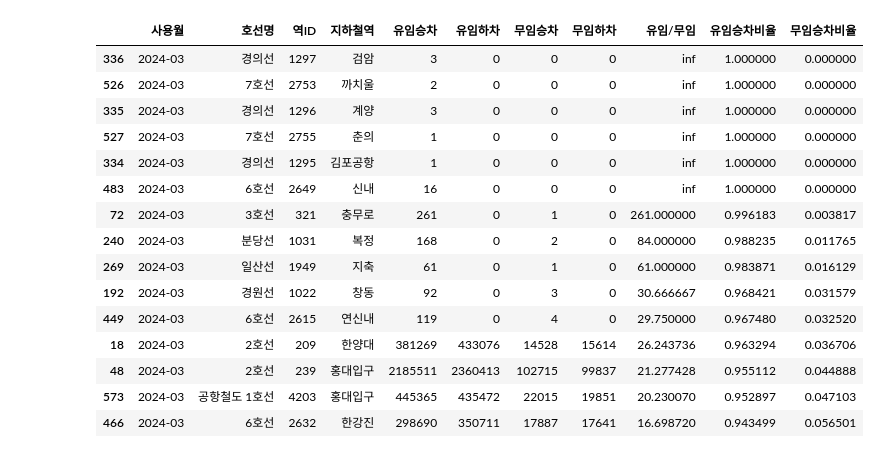
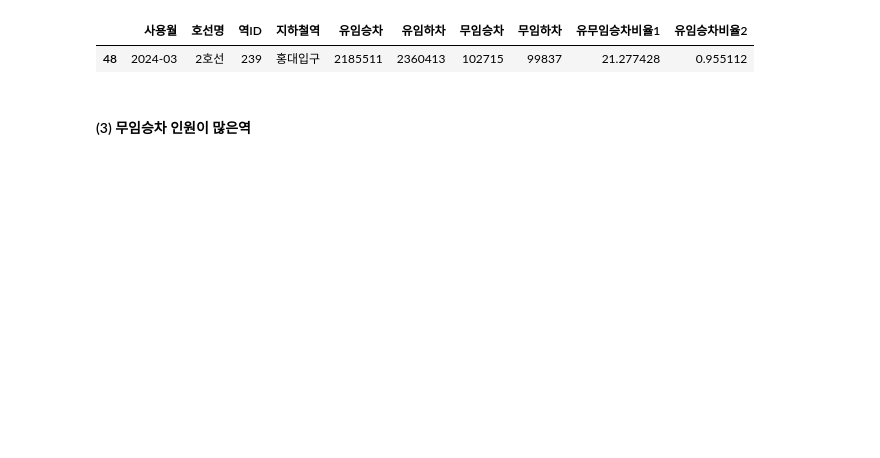
Before and after one commit to SHU-Webbb/DataAnalysis, a Jupyter notebook: Exercise02_대중교통 데이터 시각화.ipynb, the cells around one changed output. Cells and saved outputs as stored; diff of their text form; code cells hidden in the pictures; blank space fills up the shorter version.

```diff
--- a/Exercise02_대중교통 데이터 시각화.ipynb
+++ b/Exercise02_대중교통 데이터 시각화.ipynb
@@ -29,6 +16,0 @@ subway_raw.head(10)
-# %%
-subway_raw['유임/무임'] = subway_raw['유임승차']/subway_raw['무임승차']
-subway_raw['유임승차비율'] = (subway_raw['유임승차']/(subway_raw['무임승차']+subway_raw['유임승차']))
-subway_raw['무임승차비율'] = (subway_raw['무임승차']/(subway_raw['무임승차']+subway_raw['유임승차']))
-
-subway_raw.head(10)
@@ -46,0 +38,4 @@ subway_raw.head(10)
+# %%
+rate = subway_raw['유임승차'] / subway_raw['무임승차']
+# %%
+subway_raw['유무임승차비율1'] = rate
@@ -46,0 +83,3 @@ subway_raw.head(10)
+# %%
+subway_raw['유임승차비율2'] = subway_raw['유임승차'] / (subway_raw['유임승차'] + subway_raw['무임승차'])
+subway_raw
@@ -66,20 +148,8 @@ subway_raw.sort_values(by='유임/무임', ascending=False).head(15)
 # %%
-subway_raw.sort_values(by='유임승차비율', ascending=False).head(15)
+subway_raw.sort_values(by='유임하차', ascending=False).head(1)
 # %% [output]
-|  | 사용월 | 호선명 | 역ID | 지하철역 | 유임승차 | 유임하차 | 무임승차 | 무임하차 | 유임/무임 | 유임승차비율 | 무임승차비율 |
-| 336 | 2024-03 | 경의선 | 1297 | 검암 | 3 | 0 | 0 | 0 | inf | 1.000000 | 0.000000 |
-| 526 | 2024-03 | 7호선 | 2753 | 까치울 | 2 | 0 | 0 | 0 | inf | 1.000000 | 0.000000 |
-| 335 | 2024-03 | 경의선 | 1296 | 계양 | 3 | 0 | 0 | 0 | inf | 1.000000 | 0.000000 |
-| 527 | 2024-03 | 7호선 | 2755 | 춘의 | 1 | 0 | 0 | 0 | inf | 1.000000 | 0.000000 |
-| 334 | 2024-03 | 경의선 | 1295 | 김포공항 | 1 | 0 | 0 | 0 | inf | 1.000000 | 0.000000 |
-| 483 | 2024-03 | 6호선 | 2649 | 신내 | 16 | 0 | 0 | 0 | inf | 1.000000 | 0.000000 |
-| 72 | 2024-03 | 3호선 | 321 | 충무로 | 261 | 0 | 1 | 0 | 261.000000 | 0.996183 | 0.003817 |
-| 240 | 2024-03 | 분당선 | 1031 | 복정 | 168 | 0 | 2 | 0 | 84.000000 | 0.988235 | 0.011765 |
-| 269 | 2024-03 | 일산선 | 1949 | 지축 | 61 | 0 | 1 | 0 | 61.000000 | 0.983871 | 0.016129 |
-| 192 | 2024-03 | 경원선 | 1022 | 창동 | 92 | 0 | 3 | 0 | 30.666667 | 0.968421 | 0.031579 |
-| 449 | 2024-03 | 6호선 | 2615 | 연신내 | 119 | 0 | 4 | 0 | 29.750000 | 0.967480 | 0.032520 |
-| 18 | 2024-03 | 2호선 | 209 | 한양대 | 381269 | 433076 | 14528 | 15614 | 26.243736 | 0.963294 | 0.036706 |
-| 48 | 2024-03 | 2호선 | 239 | 홍대입구 | 2185511 | 2360413 | 102715 | 99837 | 21.277428 | 0.955112 | 0.044888 |
-| 573 | 2024-03 | 공항철도 1호선 | 4203 | 홍대입구 | 445365 | 435472 | 22015 | 19851 | 20.230070 | 0.952897 | 0.047103 |
-| 466 | 2024-03 | 6호선 | 2632 | 한강진 | 298690 | 350711 | 17887 | 17641 | 16.698720 | 0.943499 | 0.056501 |
+|  | 사용월 | 호선명 | 역ID | 지하철역 | 유임승차 | 유임하차 | 무임승차 | 무임하차 | 유무임승차비율1 | 유임승차비율2 |
+| 48 | 2024-03 | 2호선 | 239 | 홍대입구 | 2185511 | 2360413 | 102715 | 99837 | 21.277428 | 0.955112 |
+# %% [markdown]
+#### (3) 무임승차 인원이 많은역
 # %%
```
Also changed, not shown: parts of 35 cells of this notebook, 15 other files.
